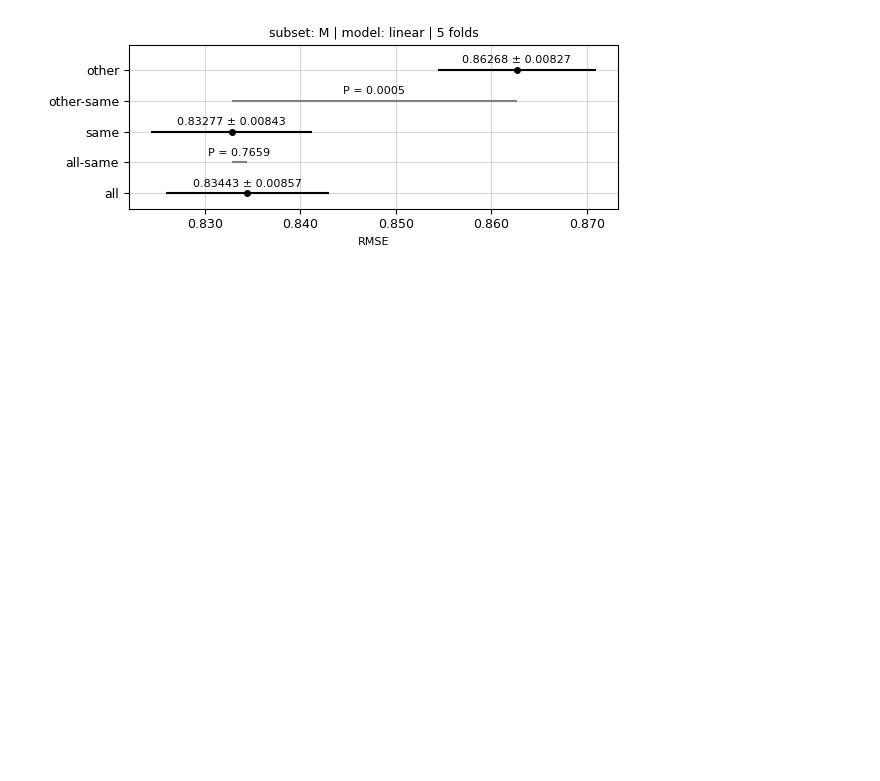
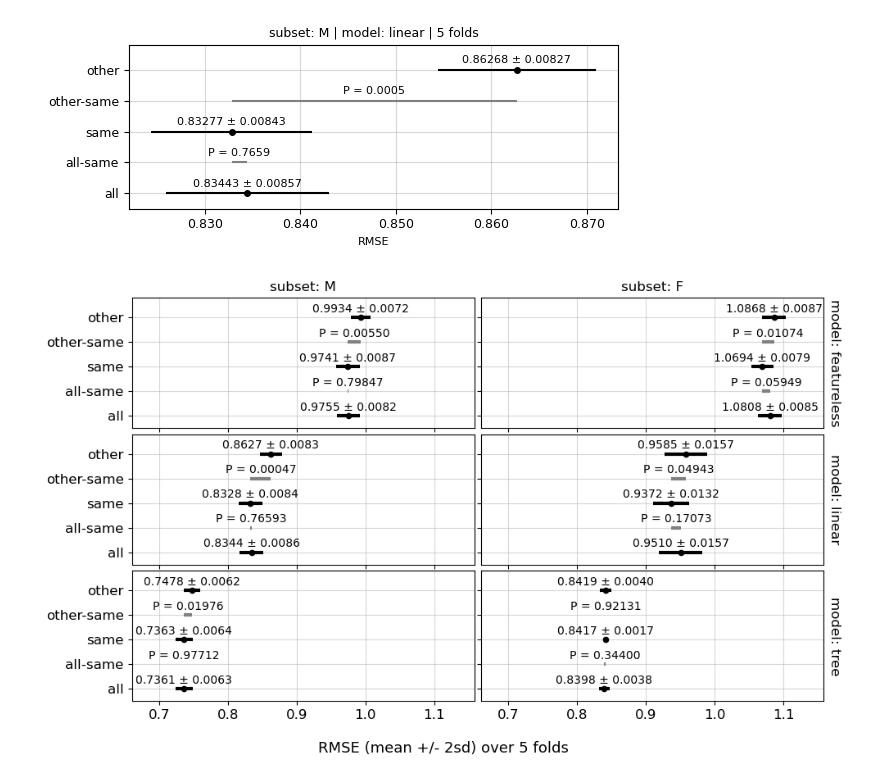
Before and after one commit to lamtung16/soak_regression, a Jupyter notebook: notebook_visualization.ipynb, the cells around one changed output. Cells and saved outputs as stored; diff of their text form; code cells hidden in the pictures; blank space fills up the shorter version.

Commit message:
add plot matrix

```diff
--- a/notebook_visualization.ipynb
+++ b/notebook_visualization.ipynb
@@ -24,3 +24,7 @@ soak_plot_one_model(results_df, subset_value, model)
 soak_plot_one_model_extend(results_df, subset_value, model)
 # %% [output]
 [figure]
+# %%
+soak_plot_matrix(results_df, models=["featureless", "linear", "tree"], subset_values=["M", "F"], metric='rmse', subplot_size=(5, 2), extend=(0.0099, 0.0055))
+# %% [output]
+[figure, added]
```
Also changed, not shown: parts of 1 cell of this notebook, 1 other file.
